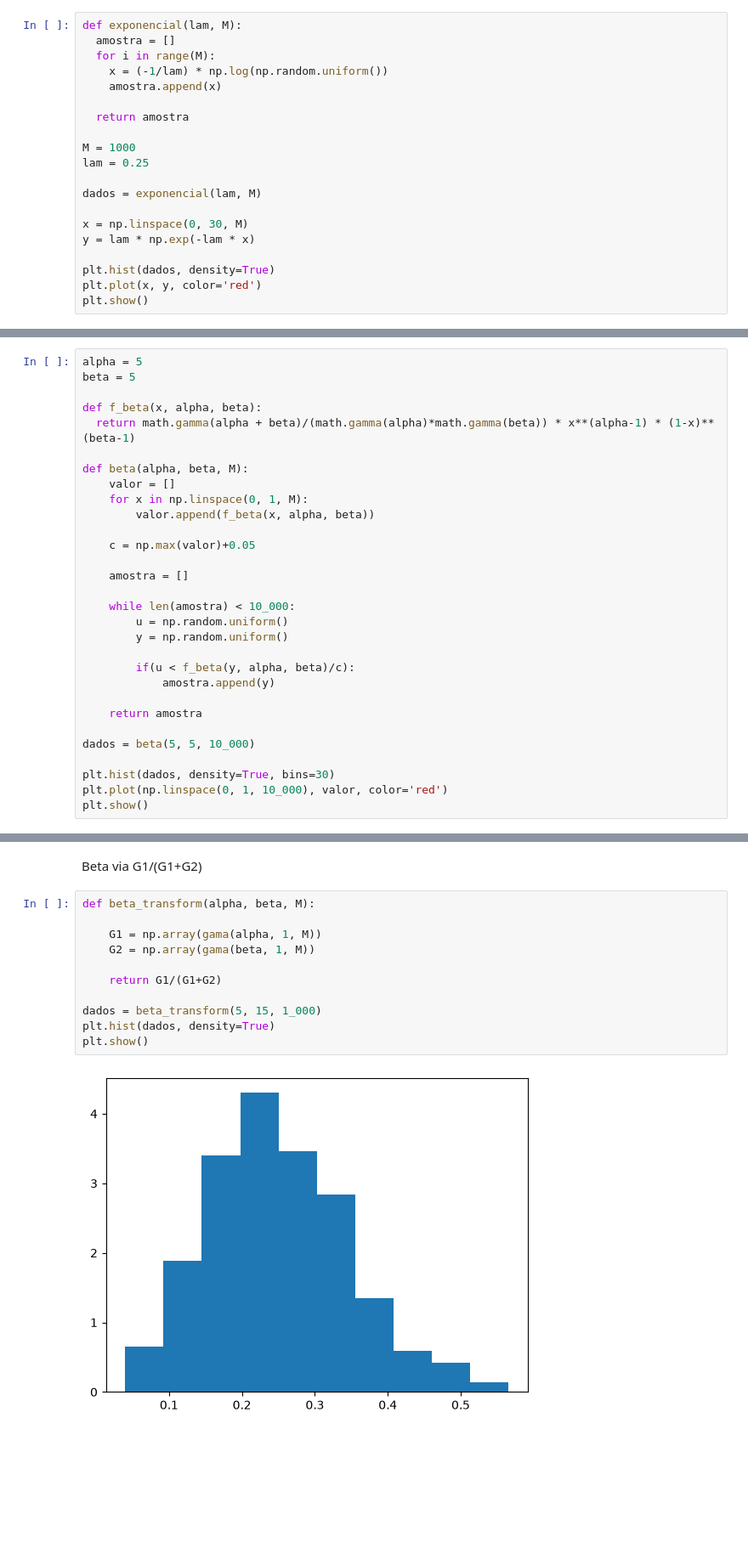
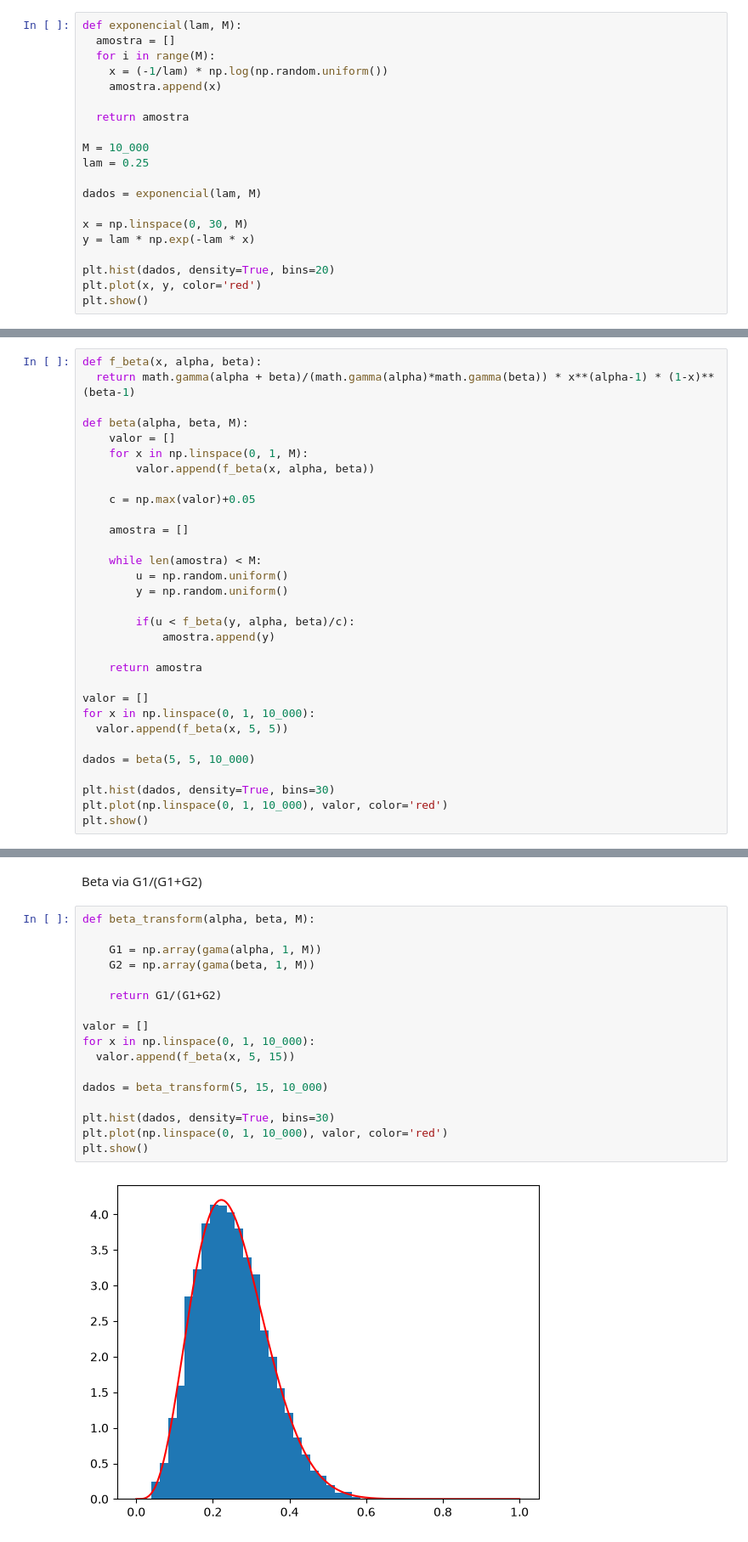
Before and after one commit to SilverPhone784/Prog-Estat, a Jupyter notebook: distribuicoes.ipynb, the cells around one changed output, grey strips where cells are left out. Shown at 85% size. Drawn from its saved outputs; the diff is of its cells as text; blank space fills up the shorter version.

```diff
--- a/distribuicoes.ipynb
+++ b/distribuicoes.ipynb
@@ -271,7 +271,7 @@ def exponencial(lam, M):
 
   return amostra
 
-M = 1000
+M = 10_000
 lam = 0.25
 
 dados = exponencial(lam, M)
@@ -279,7 +279,7 @@ dados = exponencial(lam, M)
 x = np.linspace(0, 30, M)
 y = lam * np.exp(-lam * x)
 
-plt.hist(dados, density=True)
+plt.hist(dados, density=True, bins=20)
 plt.plot(x, y, color='red')
 plt.show()
 # %% [output]
@@ -384,9 +394,6 @@ plt.show()
 # %% [markdown]
 Beta via aceitação-rejeição
 # %%
-alpha = 5
-beta = 5
-
 def f_beta(x, alpha, beta):
   return math.gamma(alpha + beta)/(math.gamma(alpha)*math.gamma(beta)) * x**(alpha-1) * (1-x)**(beta-1)
 
@@ -399,7 +406,7 @@ def beta(alpha, beta, M):
 
     amostra = []
 
-    while len(amostra) < 10_000:
+    while len(amostra) < M:
         u = np.random.uniform()
         y = np.random.uniform()
 
@@ -408,6 +415,10 @@ def beta(alpha, beta, M):
 
     return amostra
 
+valor = []
+for x in np.linspace(0, 1, 10_000):
+  valor.append(f_beta(x, 5, 5))
+
 dados = beta(5, 5, 10_000)
 
 plt.hist(dados, density=True, bins=30)
@@ -420,13 +431,19 @@ Beta via G1/(G1+G2)
 # %%
 def beta_transform(alpha, beta, M):
 
     G1 = np.array(gama(alpha, 1, M))
     G2 = np.array(gama(beta, 1, M))
 
     return G1/(G1+G2)
 
-dados = beta_transform(5, 15, 1_000)
-plt.hist(dados, density=True)
+valor = []
+for x in np.linspace(0, 1, 10_000):
+  valor.append(f_beta(x, 5, 15))
+
+dados = beta_transform(5, 15, 10_000)
+
+plt.hist(dados, density=True, bins=30)
+plt.plot(np.linspace(0, 1, 10_000), valor, color='red')
 plt.show()
 # %% [output]
-[figure, old version]
+[figure, new version]
```
Also changed, not shown: parts of 5 cells of this notebook.
